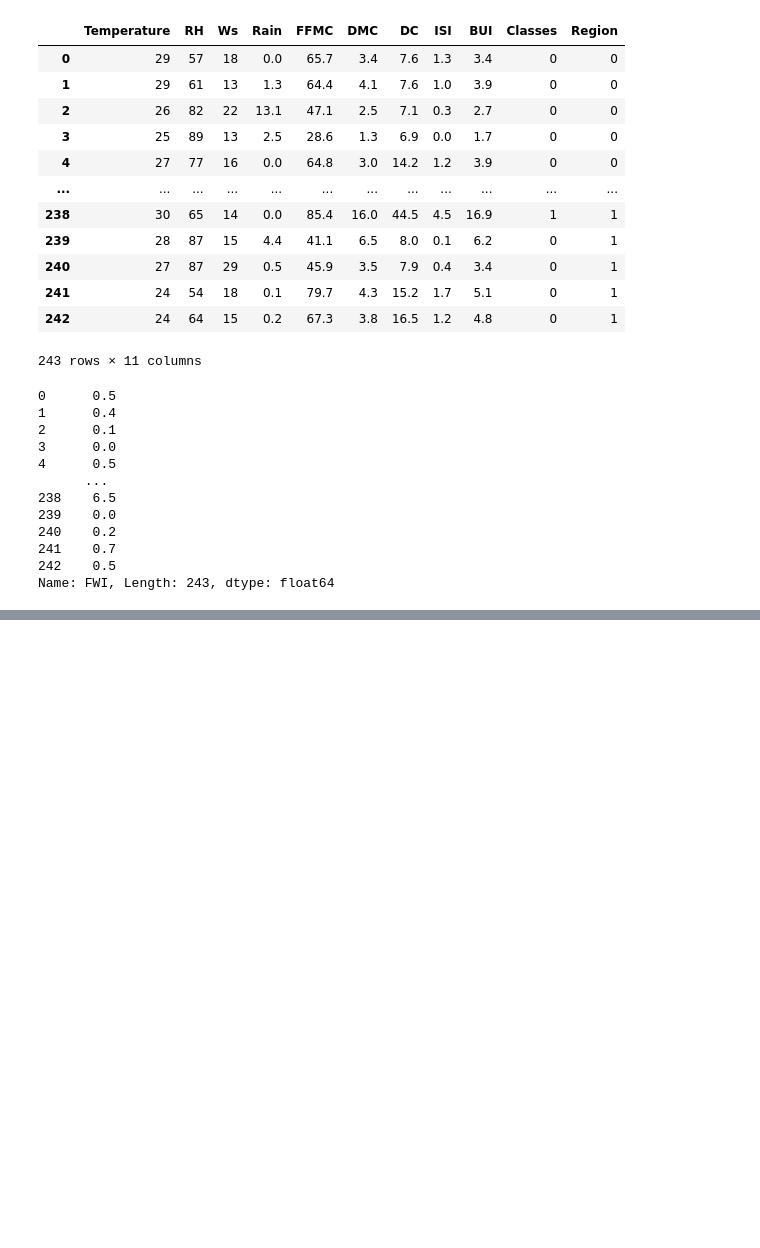
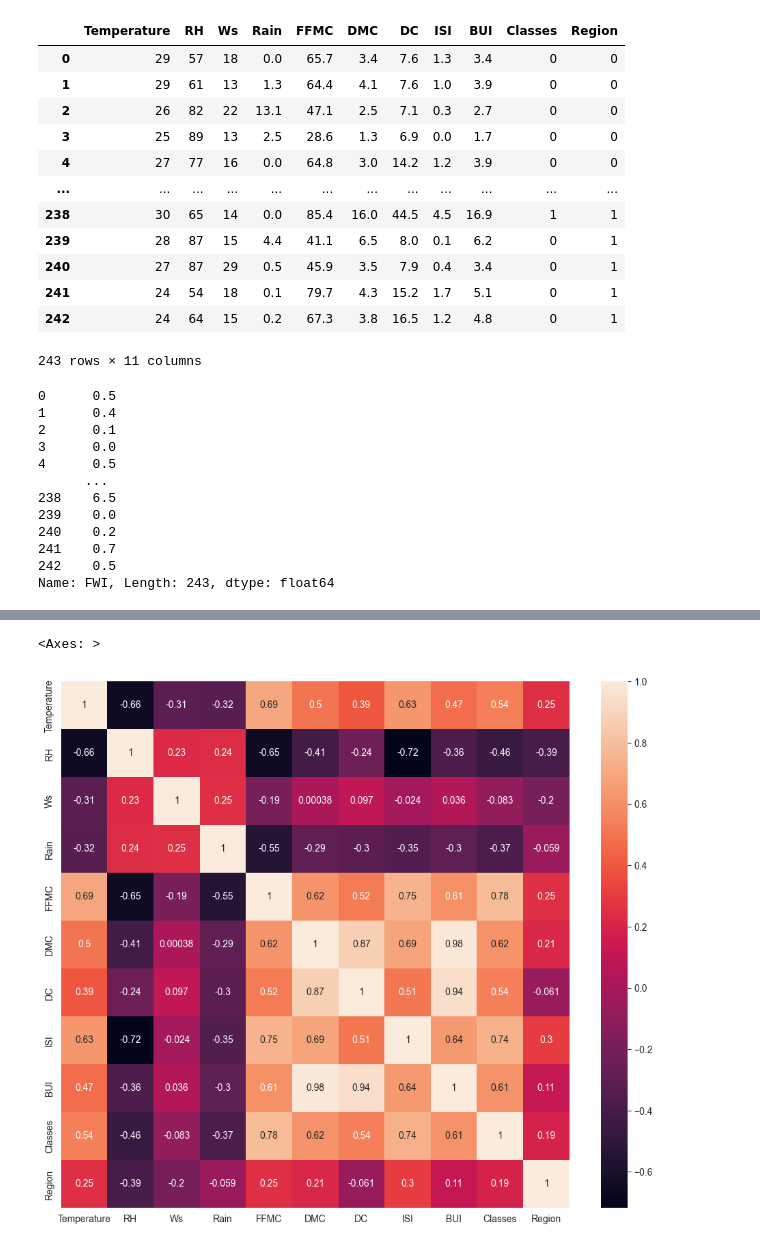
Before and after one commit to Sumit-Avasthi/Machine-Learning, a Jupyter notebook: Project_0.ipynb, the cells around one changed output, grey strips where cells are left out. Saved outputs shown, nothing was run; the diff lists cells and outputs as text; code cells hidden in the pictures; blank space fills up the shorter version.

```diff
--- a/Project_0.ipynb
+++ b/Project_0.ipynb
@@ -444,0 +461,9 @@ X_train,X_test,y_train,y_test = train_test_split(X,y,test_size=0.25,random_state
+# %%
+# Check for multicolinearity
+
+plt.figure(figsize=(12,10))
+corr = X_train.corr()
+sns.heatmap(corr,annot=True)
+# %% [output]
+<Axes: >
+[figure, added]
```
Also changed, not shown: parts of 9 cells of this notebook.
